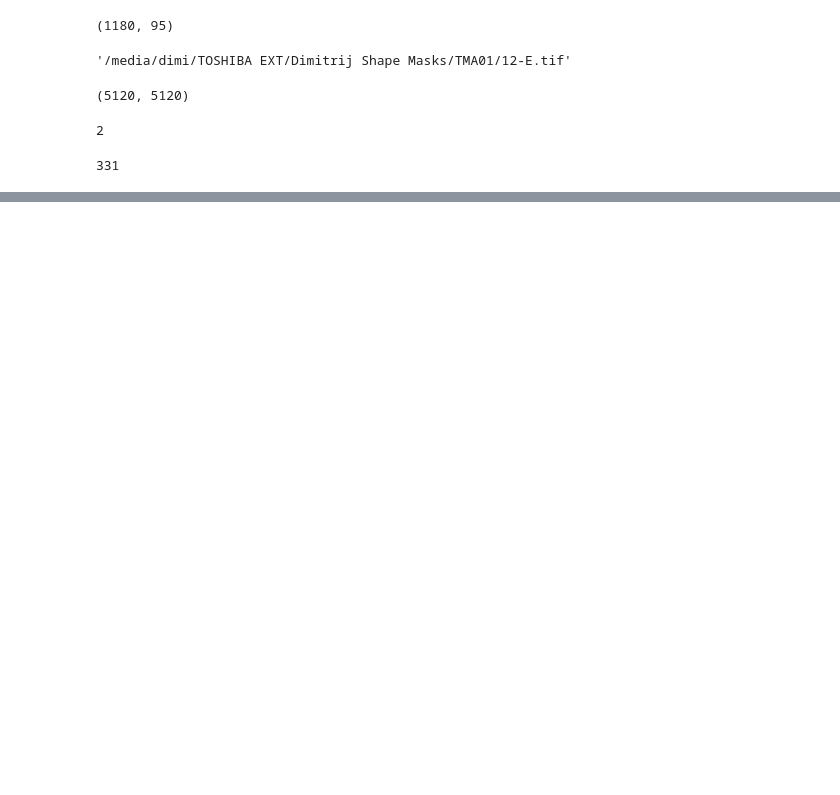
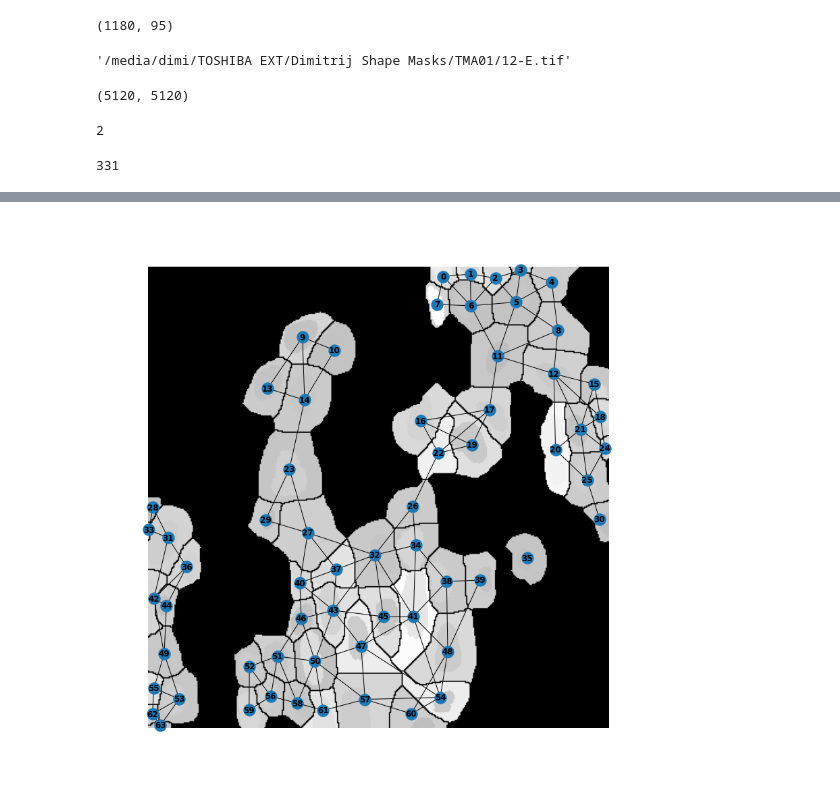
Before and after one commit to DiTscho/ml, a Jupyter notebook: 01_graph_counting_cells.ipynb, the cells around one changed output, grey strips where cells are left out. Drawn from its saved outputs; the diff is of its cells as text; code cells hidden in the pictures; blank space fills up the shorter version.

```diff
--- a/01_graph_counting_cells.ipynb
+++ b/01_graph_counting_cells.ipynb
@@ -162,0 +166,19 @@ ds.applymap(lambda x: x<50)
+# %%
+#n=10
+#y1,x1,y2,x2= get_bbox(n)
+#dx = int(x2-x1)
+#dy = int(y2-y1)
+#y11,x11,y12,x12= get_bbox(14)
+#dx1 = int(x12-x11)
+#dy1 = int(y12-y11)
+
+#img = image[3000-dx:3000+dx,3800-dx:3800+dx]
+plt.figure(figsize=(15,15));
+plt.imshow(img, cmap="gray");
+#plt.gca().add_patch(Rectangle((x1,y1),dx,dy,linewidth=2,edgecolor='r',facecolor='none'));
+#plt.gca().add_patch(Rectangle((x11,y11),dx1,dy1,linewidth=2,edgecolor='r',facecolor='none'));
+
+nx.draw(G, nx.get_node_attributes(G, 'pos'), with_labels=True, font_weight='bold')
+#plt.gca().invert_yaxis()
+# %% [output]
+[figure, added]
```
Also changed, not shown: parts of 33 cells of this notebook.
